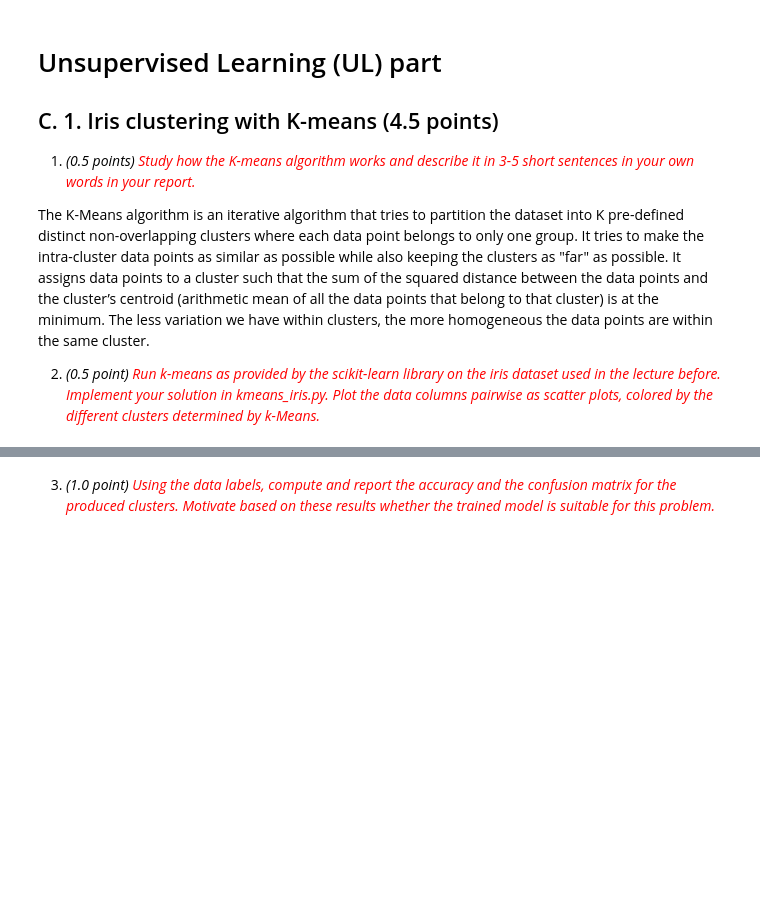
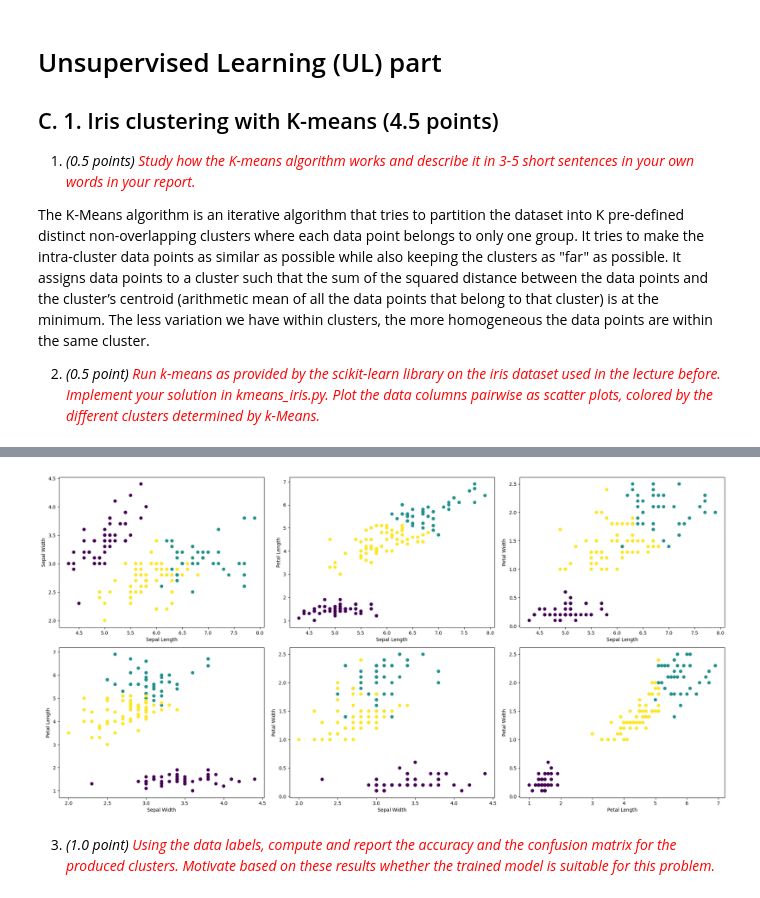
Before and after one commit to umutucak/introML, a Jupyter notebook: assignment1/task_C.ipynb, the cells around one changed output, grey strips where cells are left out. Drawn from its saved outputs; the diff is of its cells as text; code cells hidden in the pictures; blank space fills up the shorter version.

```diff
--- a/assignment1/task_C.ipynb
+++ b/assignment1/task_C.ipynb
@@ -68,3 +11,84 @@ plot_iris(X, y_pred, "KMeans clustering")
+# %%
+# Running kmeans provided by sklearn on the iris dataset and plotting the results
+# with data columns being ploted pairwise as scatter plots, colored by the different clusters determined by kmeans.
+
+# Importing libraries
+import numpy as np
+import pandas as pd
+import matplotlib.pyplot as plt
+from sklearn.cluster import KMeans
+from sklearn import datasets
+import csv
+
+# Loading the iris dataset
+iris = open("iris.csv")
+iris = csv.reader(iris)
+iris = np.array(list(iris))
+
+# Get the data.
+X = iris[1:, 0:4]
+# Get the labels.
+y = iris[1:, 4]
+
+# Convert the data to float.
+X = X.astype(float)
+
+# Creating a kmeans model with 3 clusters
+kmeans = KMeans(n_clusters=3, n_init=2)
+
+# Fitting the model to the data
+kmeans.fit(X)
+
+# Getting the labels
+labels = kmeans.predict(X)
+
+# Creating a dataframe with the predicted clusters
+df_labels = pd.DataFrame(labels)
+
+# Renaming the column
+df_labels.columns = ['labels']
+
+# Creating a dataframe with the data
+df_data = pd.DataFrame(X)
+
+# Renaming the columns
+df_data.columns = ['sepal_length', 'sepal_width', 'petal_length', 'petal_width']
+
+# Concatenating the dataframes
+df = pd.concat([df_data, df_labels], axis=1)
+
+# Plotting the data
+plt.figure(figsize=(20, 10))
+plt.subplot(2, 3, 1)
+plt.scatter(df.sepal_length, df.sepal_width, c=df.labels)
+plt.xlabel('Sepal Length')
+plt.ylabel('Sepal Width')
+plt.subplot(2, 3, 2)
+plt.scatter(df.sepal_length, df.petal_length, c=df.labels)
+plt.xlabel('Sepal Length')
+plt.ylabel('Petal Length')
+plt.subplot(2, 3, 3)
+plt.scatter(df.sepal_length, df.petal_width, c=df.labels)
+plt.xlabel('Sepal Length')
+plt.ylabel('Petal Width')
+plt.subplot(2, 3, 4)
+plt.scatter(df.sepal_width, df.petal_length, c=df.labels)
+plt.xlabel('Sepal Width')
+plt.ylabel('Petal Length')
+plt.subplot(2, 3, 5)
+plt.scatter(df.sepal_width, df.petal_width, c=df.labels)
+plt.xlabel('Sepal Width')
+plt.ylabel('Petal Width')
+plt.subplot(2, 3, 6)
+plt.scatter(df.petal_length, df.petal_width, c=df.labels)
+plt.xlabel('Petal Length')
+plt.ylabel('Petal Width')
+plt.tight_layout()
+
+# Showing the plot
+plt.show()
+# %% [output]
+[figure, added]
 # %% [markdown]
 3. *(1.0 point) <span style="color:red"> Using the data labels, compute and report the accuracy and the confusion matrix for
 the produced clusters. Motivate based on these results whether the trained model is suitable for
```
Also changed, not shown: parts of 9 cells of this notebook.
